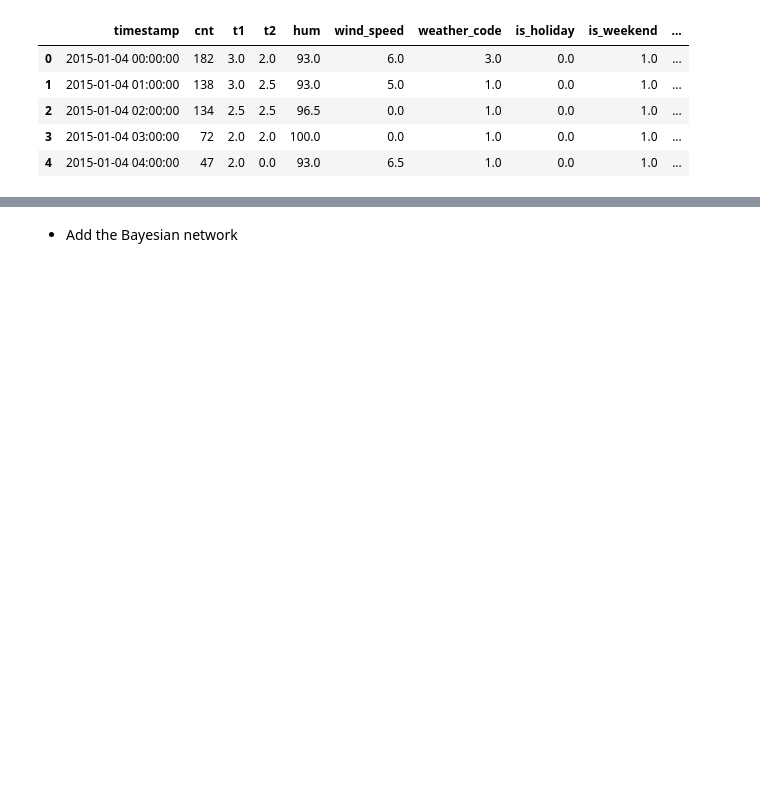
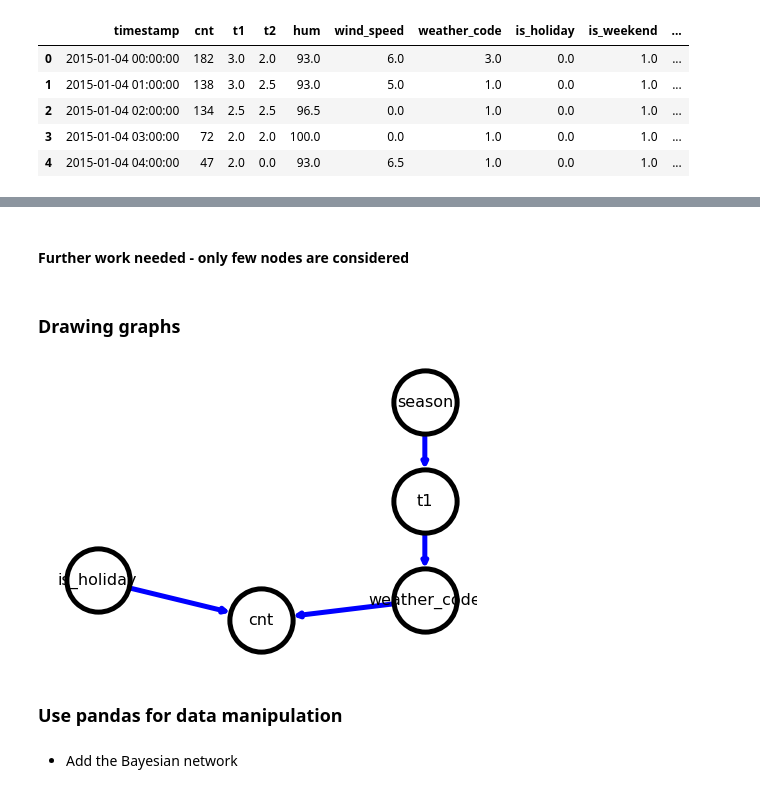
Before and after one commit to hchae0817/final_project, a Jupyter notebook: CSV_1.ipynb, the cells around one changed output, grey strips where cells are left out. Saved outputs shown, nothing was run; the diff lists cells and outputs as text; code cells hidden in the pictures; blank space fills up the shorter version.

```diff
--- a/CSV_1.ipynb
+++ b/CSV_1.ipynb
@@ -26,0 +56,18 @@ dataset.head()
+# %%
+# This function helps to calculate probability distribution, which goes into BBN (note, can handle up to 2 parents)
+def probs(data, child, parent1=None, parent2=None):
+    if parent1==None:
+        # Calculate probabilities
+        prob=pd.crosstab(data[child], 'Empty', margins=False, normalize='columns').sort_index().to_numpy().reshape(-1).tolist()
+    elif parent1!=None:
+            # Check if child node has 1 parent or 2 parents
+            if parent2==None:
+                # Caclucate probabilities
+                prob=pd.crosstab(data[parent1],data[child], margins=False, normalize='index').sort_index().to_numpy().reshape(-1).tolist()
+            else:
+                # Caclucate probabilities
+                prob=pd.crosstab([data[parent1],data[parent2]],data[child], margins=False, normalize='index').sort_index().to_numpy().reshape(-1).tolist()
+    else: print("Error in Probability Frequency Calculations")
+    return prob
+# %% [markdown]
+#### Further work needed - only few nodes are considered
@@ -26,0 +99,2 @@ dataset.head()
+# %% [markdown]
+### Drawing graphs
@@ -26,0 +106,25 @@ dataset.head()
+# %%
+# Set node positions
+pos = {0: (-1, 2), 1: (1, 20), 2: (1,10), 3: (1, 0), 4: (0, -2)}
+
+# Set options for graph looks
+options = {
+    "font_size": 16,
+    "node_size": 4000,
+    "node_color": "white",
+    "edgecolors": "black",
+    "edge_color": "blue",
+    "linewidths": 5,
+    "width": 5,}
+
+# Generate graph
+n, d = bbn.to_nx_graph()
+nx.draw(n, with_labels=True, labels=d, pos=pos, **options)
+
+# Update margins and print the graph
+ax = plt.gca()
+ax.margins(0.10)
+plt.axis("off")
+plt.show()
+# %% [output]
+[figure, added]
@@ -26,0 +143,2 @@ dataset.head()
+# %% [markdown]
+### Use pandas for data manipulation
```
Also changed, not shown: parts of 13 cells of this notebook.
